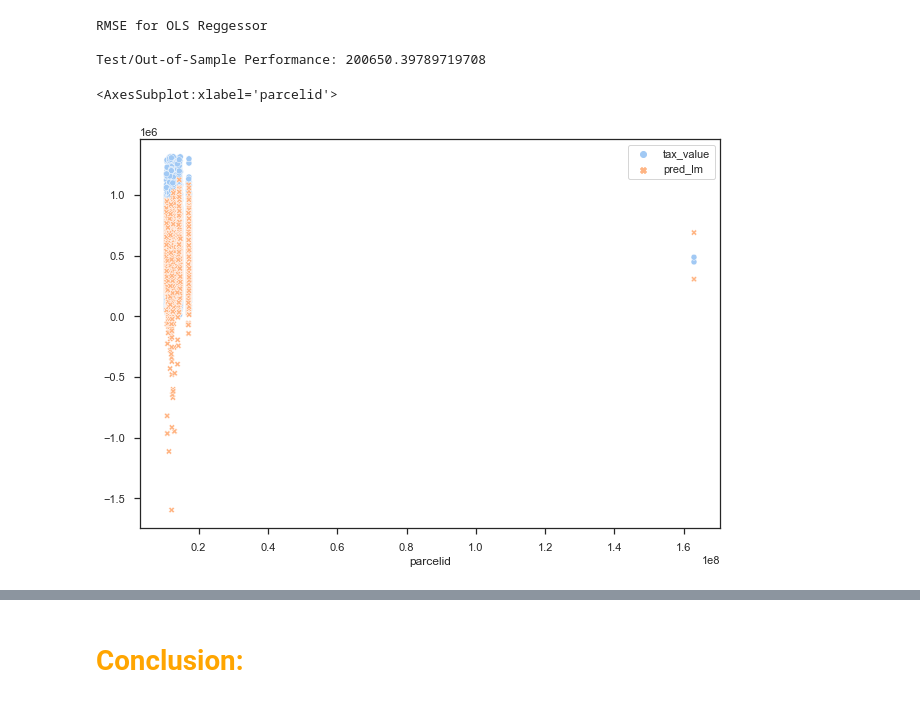
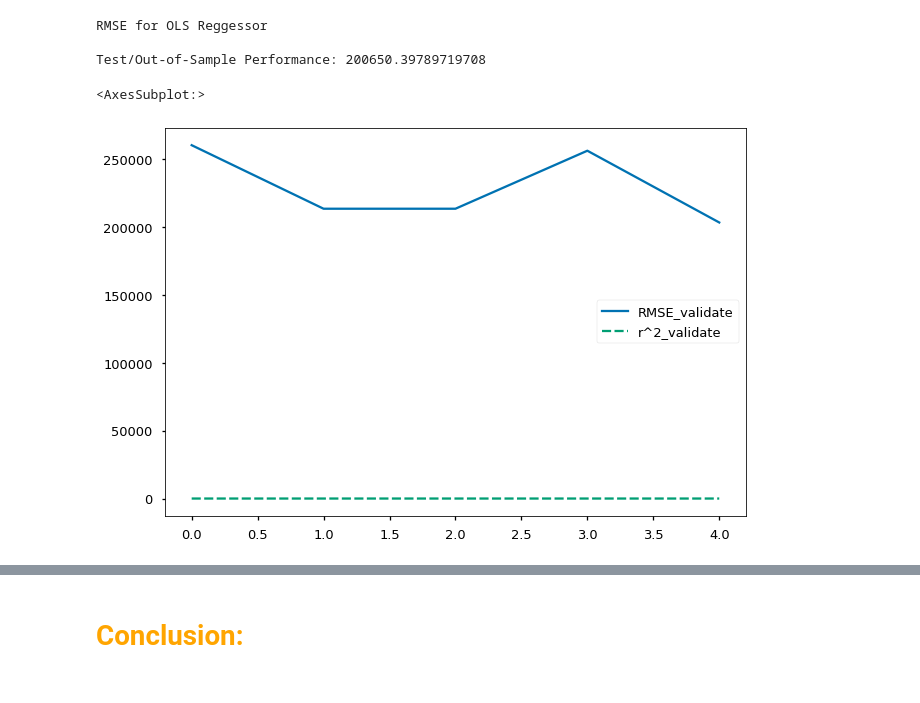
Before and after one commit to Swate101/Regression_Project, a Jupyter notebook: Final_Zillow_Joey.ipynb, the cells around one changed output, grey strips where cells are left out. Drawn from its saved outputs; the diff is of its cells as text; code cells hidden in the pictures.

```diff
--- a/Final_Zillow_Joey.ipynb
+++ b/Final_Zillow_Joey.ipynb
@@ -1351,7 +1351,7 @@ RMSE for OLS Reggessor
 
 Test/Out-of-Sample Performance: 200650.39789719708
 # %%
-sns.scatterplot(data = y_test)
+sns.lineplot(data = metric_df)
 # %% [output]
-<AxesSubplot:xlabel='parcelid'>
+<AxesSubplot:>
-[figure, old version]
+[figure, new version]
```
Also changed, not shown: parts of 13 cells of this notebook.
